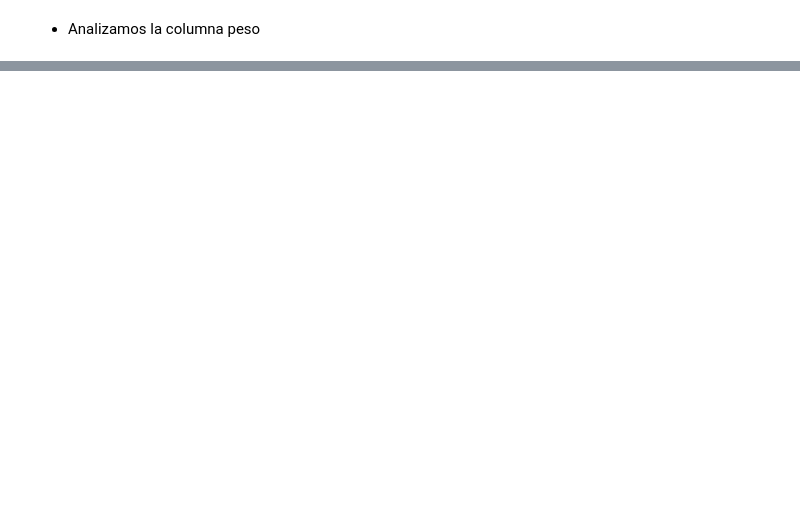
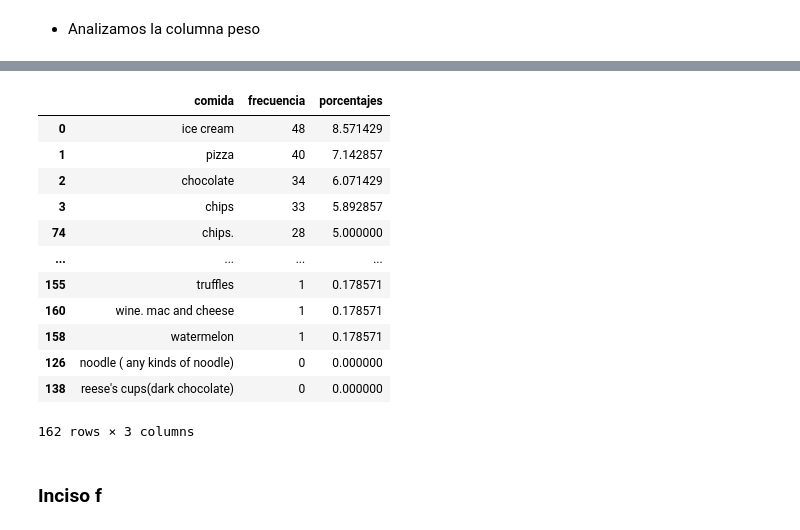
Before and after one commit to tomasrezola-dev/Ciencia-de-datos, a Jupyter notebook: tp4/ej2/ej2.ipynb, the cells around one changed output, grey strips where cells are left out. Saved outputs shown, nothing was run; the diff lists cells and outputs as text; code cells hidden in the pictures; blank space fills up the shorter version.

```diff
--- a/tp4/ej2/ej2.ipynb
+++ b/tp4/ej2/ej2.ipynb
@@ -295,0 +357,9 @@ np.int64(2)
+# %%
+#limpiamos valores
+clean = df['comfort_food'].astype(str).str.lower()
+clean = clean.str.strip()
+clean = clean.str.replace(r'(^|,\s*)[^,]*ice crea[^,]*', r'\1ice cream', regex=True)
+
+#convertimos a columnas
+cleanC = clean.str.get_dummies(sep=', ')
+frec = cleanC.sum().sort_values(ascending=False)
@@ -295,0 +381,31 @@ np.int64(2)
+# %%
+#recorremos cada valor dado por ese analisis para hacer un analisis mas profundo a ver si cada fila contiene una comida en especifico
+dic = {}
+for key in frec.index: #iteramos los index.
+    frec_c = clean.str.contains(key).sum()
+    dic[key] = frec_c
+
+resul = pd.DataFrame(list(dic.items()), columns=['comida', 'frecuencia'])
+# .items(): Extrae los datos del diccionario agrupándolos en pares, por ejemplo: [('chocolate', 5), ('pizza', 3)].
+# list(): Se asegura de que esos pares se conviertan en una lista estructurada que Pandas entienda como filas.
+# columns=[...]: Le da un nombre a las dos columnas resultantes al momento de crear el
+
+resul['porcentajes'] = (resul['frecuencia'] / resul['frecuencia'].sum()) * 100
+resul.sort_values(by= 'frecuenciaW', ascending=False)
+#resul['porcentajes'].sum()
+# %% [output]
+|  | comida | frecuencia | porcentajes |
+| 0 | ice cream | 48 | 8.571429 |
+| 1 | pizza | 40 | 7.142857 |
+| 2 | chocolate | 34 | 6.071429 |
+| 3 | chips | 33 | 5.892857 |
+| 74 | chips. | 28 | 5.000000 |
+| ... | ... | ... | ... |
+| 155 | truffles | 1 | 0.178571 |
+| 160 | wine. mac and cheese | 1 | 0.178571 |
+| 158 | watermelon | 1 | 0.178571 |
+| 126 | noodle ( any kinds of noodle) | 0 | 0.000000 |
+| 138 | reese's cups(dark chocolate) | 0 | 0.000000 |
+162 rows × 3 columns
+# %% [markdown]
+<h3>Inciso f
```
Also changed, not shown: parts of 17 cells of this notebook, 1 other file.
